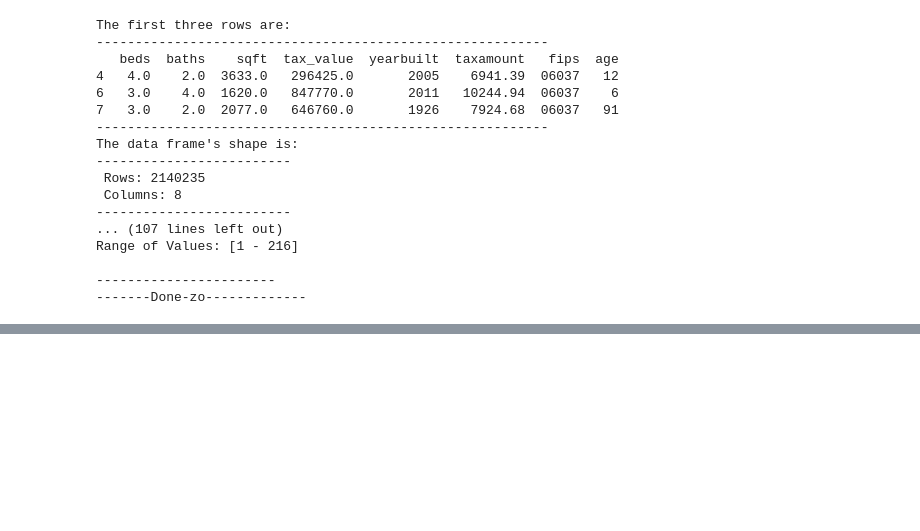
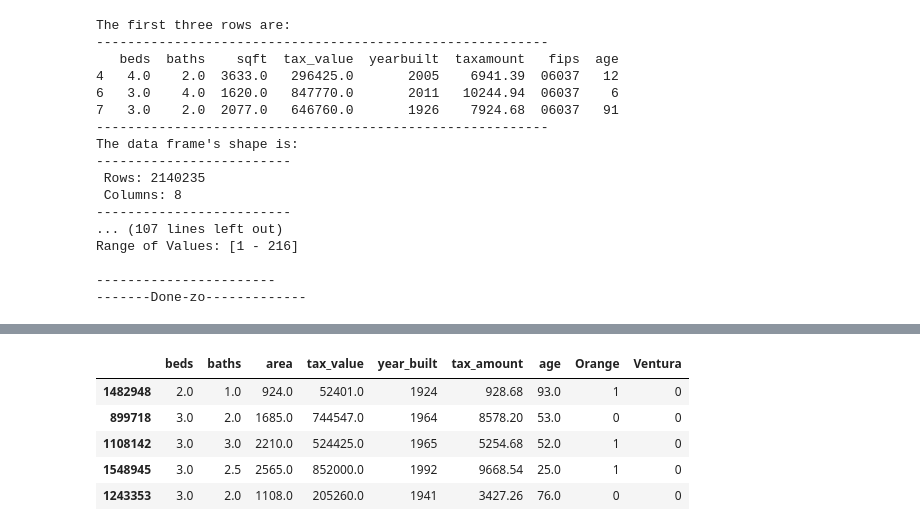
Before and after one commit to nicholas-dougherty/regression-exercises, a Jupyter notebook: wrangle.ipynb, the cells around one changed output, grey strips where cells are left out. Cells and saved outputs as stored; diff of their text form; code cells hidden in the pictures; blank space fills up the shorter version.

```diff
--- a/wrangle.ipynb
+++ b/wrangle.ipynb
@@ -401,0 +420,14 @@ Range of Values: [1 - 216]
+# %%
+def remove_outliers(df, k, col_list):
+    for col in col_list:
+
+        q1, q3 = df[col].quantile([.25, .75])
+
+        iqr = q3 - q1
+
+        upper_bound = q3 + k * iqr
+        lower_bound = q1 - k * iqr
+
+        df = df[(df[col] > lower_bound) & (df[col] < upper_bound)]
+
+    return df
@@ -401,0 +540,2 @@ Range of Values: [1 - 216]
+# %%
+df = acquire_zillow_data()
@@ -401,0 +544,2 @@ Range of Values: [1 - 216]
+# %%
+train, validate, test = prepare_zillow(df)
@@ -401,0 +585,9 @@ Range of Values: [1 - 216]
+# %%
+train.head()
+# %% [output]
+|  | beds | baths | area | tax_value | year_built | tax_amount | age | Orange | Ventura |
+| 1482948 | 2.0 | 1.0 | 924.0 | 52401.0 | 1924 | 928.68 | 93.0 | 1 | 0 |
+| 899718 | 3.0 | 2.0 | 1685.0 | 744547.0 | 1964 | 8578.20 | 53.0 | 0 | 0 |
+| 1108142 | 3.0 | 3.0 | 2210.0 | 524425.0 | 1965 | 5254.68 | 52.0 | 1 | 0 |
+| 1548945 | 3.0 | 2.5 | 2565.0 | 852000.0 | 1992 | 9668.54 | 25.0 | 1 | 0 |
+| 1243353 | 3.0 | 2.0 | 1108.0 | 205260.0 | 1941 | 3427.26 | 76.0 | 0 | 0 |
```
Also changed, not shown: parts of 12 cells of this notebook, 4 other files.
